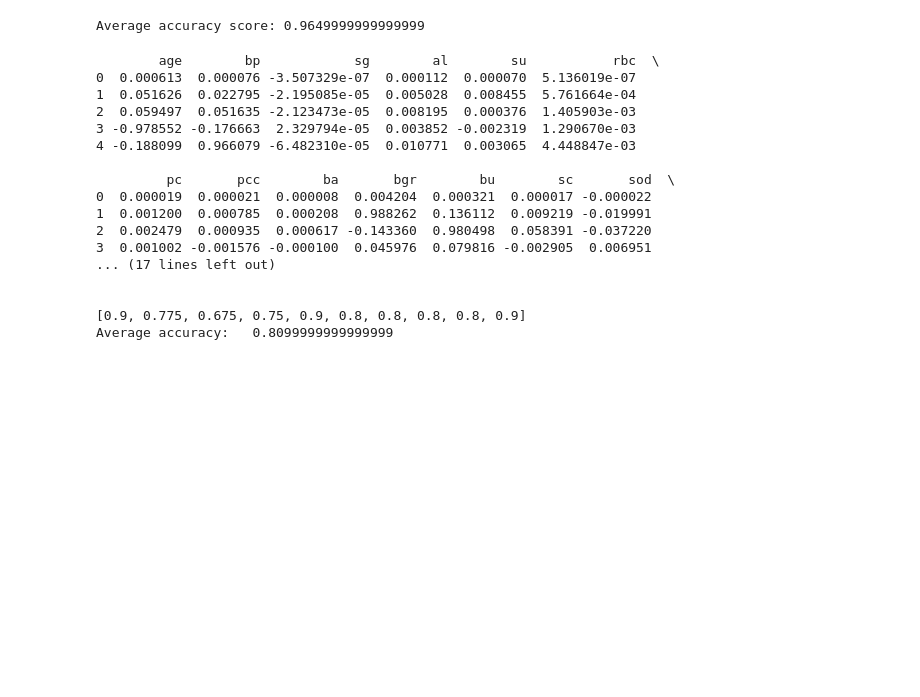
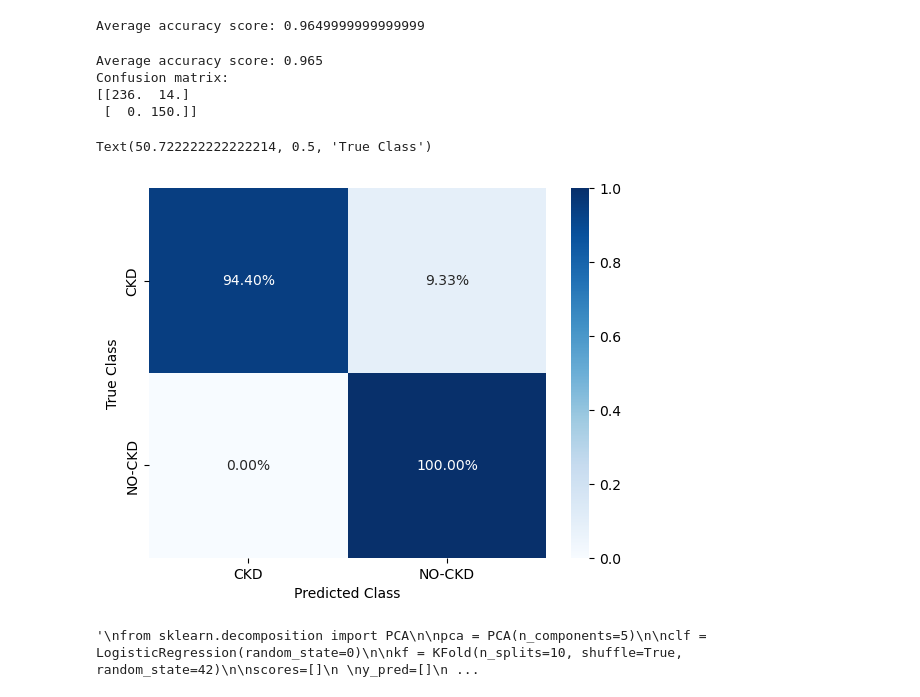
Before and after one commit to praveen3225/ML_PROJECT_CKD-Prediction, a Jupyter notebook: MINI PROJECT/miniproject.ipynb, the cells around one changed output. Saved outputs shown, nothing was run; the diff lists cells and outputs as text; code cells hidden in the pictures; blank space fills up the shorter version.

```diff
--- a/MINI PROJECT/miniproject.ipynb
+++ b/MINI PROJECT/miniproject.ipynb
@@ -436,7 +436,37 @@ print("Average accuracy score:", sum(scores)/len(scores))
 print("\n")
 # %% [output]
 Average accuracy score: 0.9649999999999999
+# %%
+conf_matrix = np.zeros((2, 2))
+
+for train_index, test_index in cv.split(X):
+    X_train, X_test = X.iloc[train_index], X.iloc[test_index]
+    y_train, y_test = y.iloc[train_index], y.iloc[test_index]
+    lda.fit(X_train, y_train)
+    y_pred = lda.predict(X_test)
+    conf_matrix += confusion_matrix(y_test, y_pred)
+
+accuracy = np.trace(conf_matrix) / np.sum(conf_matrix)
+print("Average accuracy score:", accuracy)
+print("Confusion matrix:")
+print(conf_matrix)
+
+
+cm_normalized=conf_matrix/np.sum(cm,axis=1)
+xl=['CKD', 'NO-CKD']
+yl=['CKD','NO-CKD']
+sns.heatmap(cm_normalized,cmap="Blues",fmt='.2%',annot=True,cbar_kws={"orientation":"vertical"},xticklabels=xl,yticklabels=yl)
+plt.xlabel("Predicted Class")
+plt.ylabel("True Class")
+# %% [output]
+Average accuracy score: 0.965
+Confusion matrix:
+[[236.  14.]
+ [  0. 150.]]
+Text(50.722222222222214, 0.5, 'True Class')
+[figure, added]
 # %%
+"""
 from sklearn.decomposition import PCA
 
 pca = PCA(n_components=5)
@@ -472,21 +502,6 @@ print(pca.explained_variance_ratio_)
 print("\n")
 print(scores)
 print("Average accuracy:  ",(sum(scores)/len(scores)))
+"""
 # %% [output]
-        age        bp            sg        al        su           rbc  \
-0  0.000613  0.000076 -3.507329e-07  0.000112  0.000070  5.136019e-07
-1  0.051626  0.022795 -2.195085e-05  0.005028  0.008455  5.761664e-04
-2  0.059497  0.051635 -2.123473e-05  0.008195  0.000376  1.405903e-03
-3 -0.978552 -0.176663  2.329794e-05  0.003852 -0.002319  1.290670e-03
-4 -0.188099  0.966079 -6.482310e-05  0.010771  0.003065  4.448847e-03
-
-         pc       pcc        ba       bgr        bu        sc       sod  \
-0  0.000019  0.000021  0.000008  0.004204  0.000321  0.000017 -0.000022
-1  0.001200  0.000785  0.000208  0.988262  0.136112  0.009219 -0.019991
-2  0.002479  0.000935  0.000617 -0.143360  0.980498  0.058391 -0.037220
-3  0.001002 -0.001576 -0.000100  0.045976  0.079816 -0.002905  0.006951
-... (17 lines left out)
-
-
-[0.9, 0.775, 0.675, 0.75, 0.9, 0.8, 0.8, 0.8, 0.8, 0.9]
-Average accuracy:   0.8099999999999999
+'\nfrom sklearn.decomposition import PCA\n\npca = PCA(n_components=5)\n\nclf = LogisticRegression(random_state=0)\n\nkf = KFold(n_splits=10, shuffle=True, random_state=42)\n\nscores=[]\n \ny_pred=[]\n ...
```
Also changed, not shown: parts of 3 cells of this notebook.
